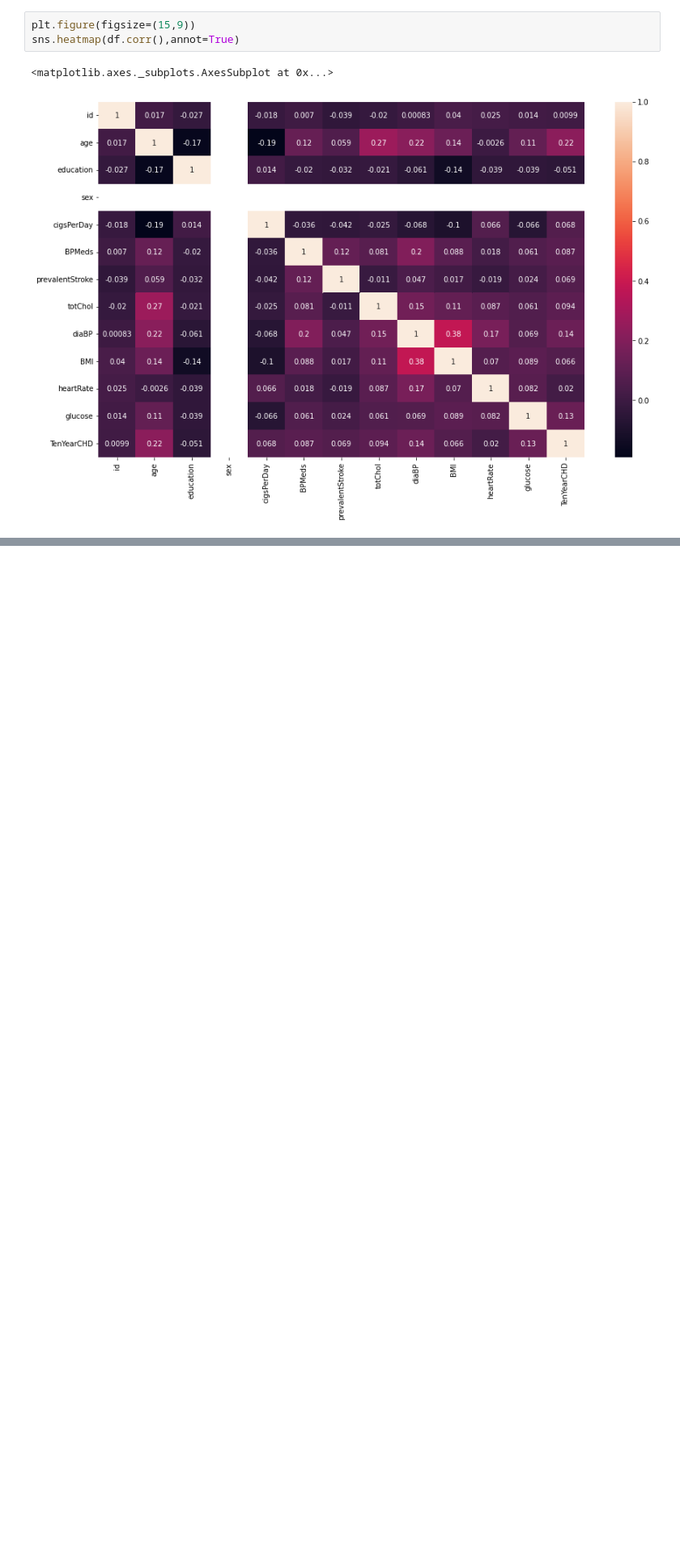
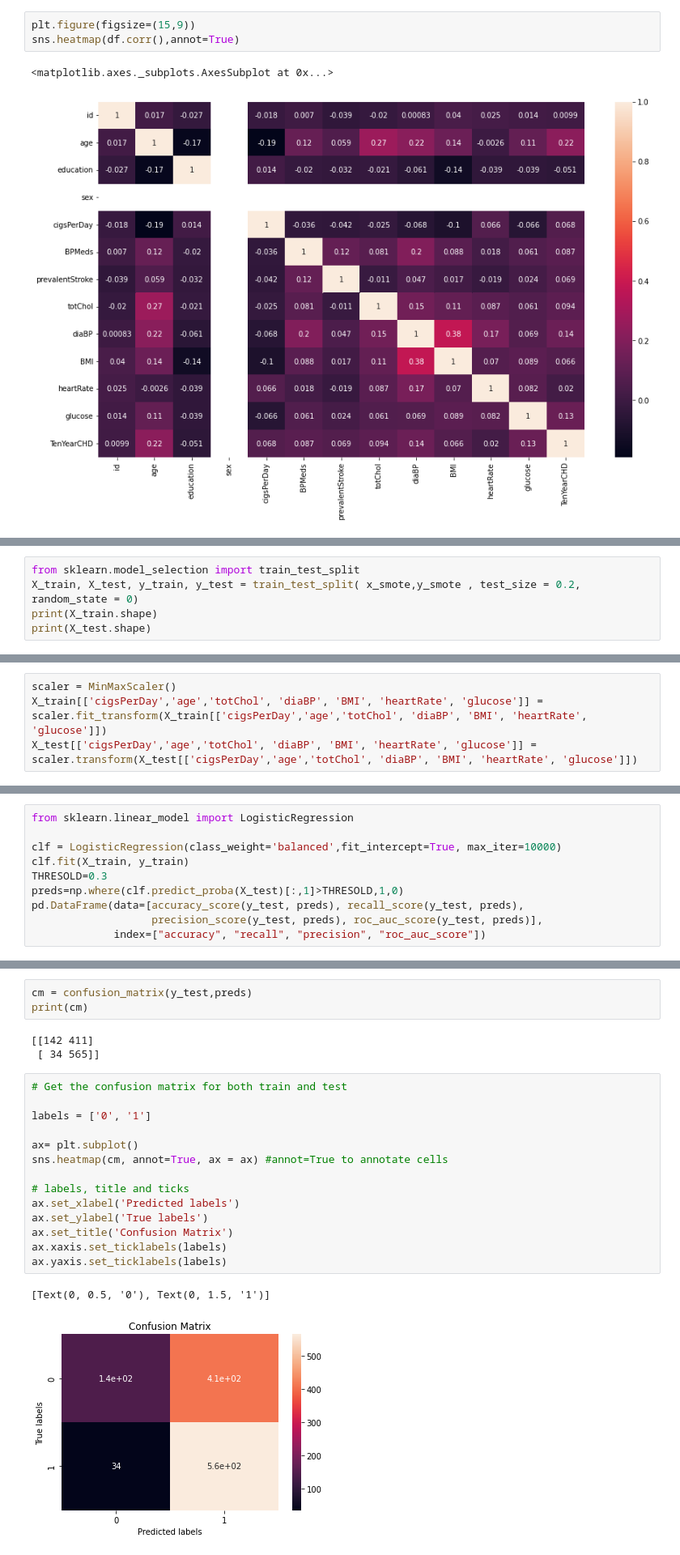
Before and after one commit to dkd99/Cardiovascular-Risk-prediction, a Jupyter notebook: Welcome_To_Colaboratory.ipynb, the cells around one changed output, grey strips where cells are left out. Shown at 81% size. Drawn from its saved outputs; the diff is of its cells as text; blank space fills up the shorter version.

```diff
--- a/Welcome_To_Colaboratory.ipynb
+++ b/Welcome_To_Colaboratory.ipynb
@@ -522,0 +575,5 @@ Y=df
+# %%
+from sklearn.model_selection import train_test_split
+X_train, X_test, y_train, y_test = train_test_split( x_smote,y_smote , test_size = 0.2, random_state = 0)
+print(X_train.shape)
+print(X_test.shape)
@@ -522,0 +589,4 @@ Y=df
+# %%
+scaler = MinMaxScaler()
+X_train[['cigsPerDay','age','totChol', 'diaBP', 'BMI', 'heartRate', 'glucose']] = scaler.fit_transform(X_train[['cigsPerDay','age','totChol', 'diaBP', 'BMI', 'heartRate', 'glucose']])
+X_test[['cigsPerDay','age','totChol', 'diaBP', 'BMI', 'heartRate', 'glucose']] = scaler.transform(X_test[['cigsPerDay','age','totChol', 'diaBP', 'BMI', 'heartRate', 'glucose']])
@@ -522,0 +602,10 @@ Y=df
+# %%
+from sklearn.linear_model import LogisticRegression
+
+clf = LogisticRegression(class_weight='balanced',fit_intercept=True, max_iter=10000)
+clf.fit(X_train, y_train)
+THRESOLD=0.3
+preds=np.where(clf.predict_proba(X_test)[:,1]>THRESOLD,1,0)
+pd.DataFrame(data=[accuracy_score(y_test, preds), recall_score(y_test, preds),
+                   precision_score(y_test, preds), roc_auc_score(y_test, preds)],
+             index=["accuracy", "recall", "precision", "roc_auc_score"])
@@ -522,0 +637,23 @@ Y=df
+# %%
+cm = confusion_matrix(y_test,preds)
+print(cm)
+# %% [output]
+[[142 411]
+ [ 34 565]]
+# %%
+# Get the confusion matrix for both train and test
+
+labels = ['0', '1']
+
+ax= plt.subplot()
+sns.heatmap(cm, annot=True, ax = ax) #annot=True to annotate cells
+
+# labels, title and ticks
+ax.set_xlabel('Predicted labels')
+ax.set_ylabel('True labels')
+ax.set_title('Confusion Matrix')
+ax.xaxis.set_ticklabels(labels)
+ax.yaxis.set_ticklabels(labels)
+# %% [output]
+[Text(0, 0.5, '0'), Text(0, 1.5, '1')]
+[figure, added]
```
Also changed, not shown: parts of 29 cells of this notebook.
